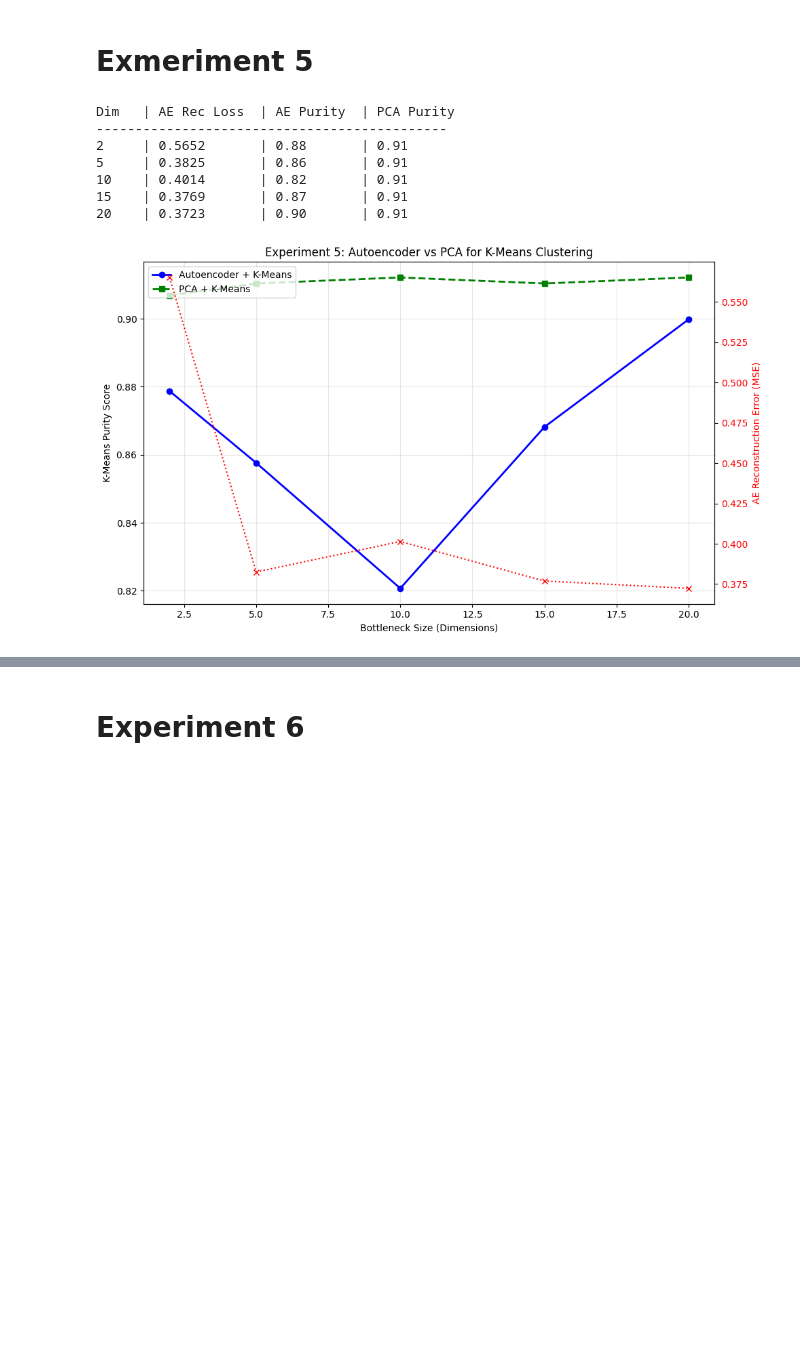
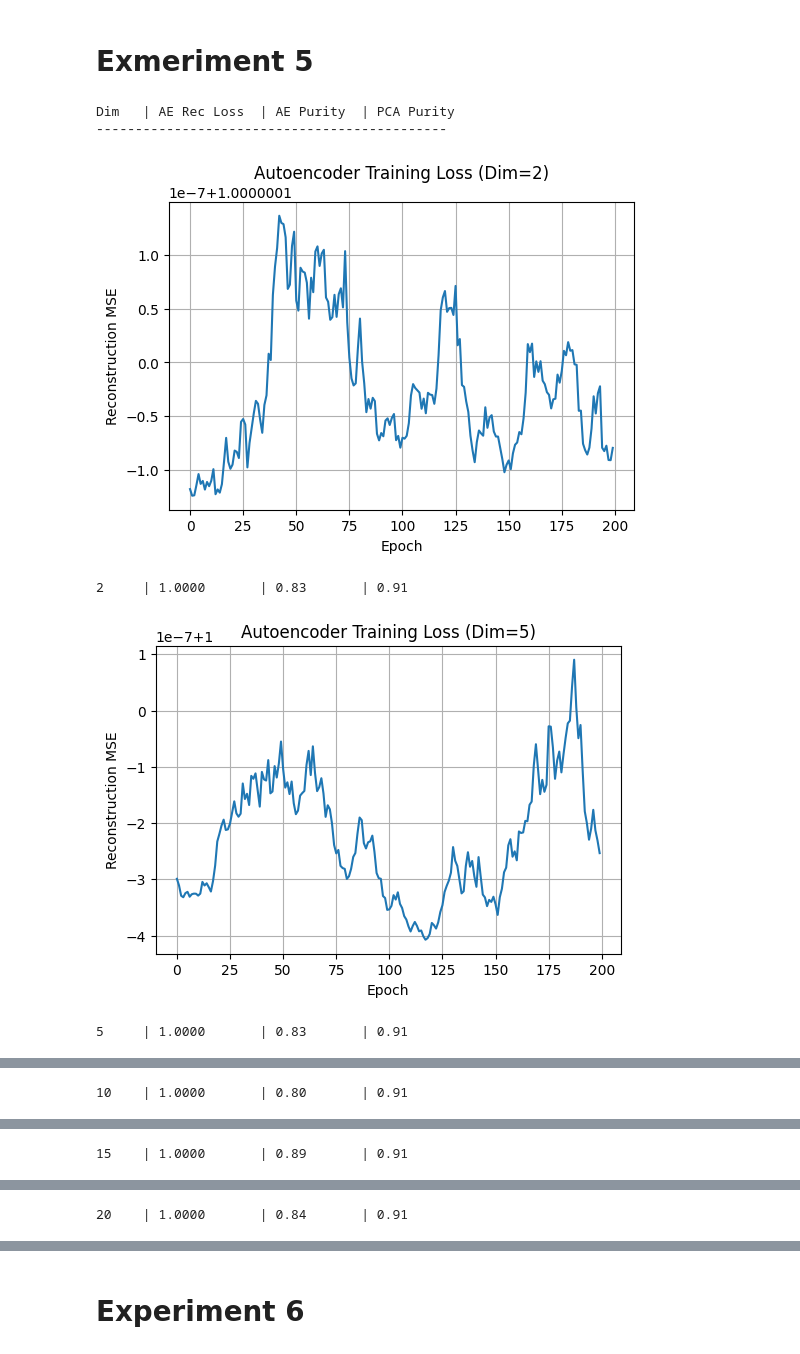
Before and after one commit to RoberRamzy/Dimensionality-Reduction-and-Clustering-Algorithms, a Jupyter notebook: project.ipynb, the cells around one changed output, grey strips where cells are left out. Cells and saved outputs as stored; diff of their text form; code cells hidden in the pictures; blank space fills up the shorter version.

```diff
--- a/project.ipynb
+++ b/project.ipynb
@@ -1490,6 +1490,13 @@ for dim in latent_dims:
         learning_rate=0.01,
     )
     ae.train(X_input, epochs=200, mini_batch_size=32)
+    plt.figure(figsize=(6, 4))
+    plt.plot(ae.loss_hist)
+    plt.title(f'Autoencoder Training Loss (Dim={dim})')
+    plt.xlabel('Epoch')
+    plt.ylabel('Reconstruction MSE')
+    plt.grid(True)
+    plt.show()
     X_latent_ae = ae.encode(X_input)
 
     # Record final reconstruction loss
@@ -1510,36 +1517,34 @@ for dim in latent_dims:
     p_pca = calculate_purity(y_true, km_pca.predict(X_latent_pca))
 
     ae_purities.append(p_ae)
     pca_purities.append(p_pca)
 
     print(f"{dim:<5} | {final_loss:<12.4f} | {p_ae:<10.2f} | {p_pca:<10.2f}")
 
 # --- Visualization ---
 fig, ax1 = plt.subplots(figsize=(10, 6))
 
 # Plot Purity Comparison
 ax1.set_xlabel('Bottleneck Size (Dimensions)')
 ax1.set_ylabel('K-Means Purity Score', color='black')
 ax1.plot(latent_dims, ae_purities, 'o-', label='Autoencoder + K-Means', color='blue', linewidth=2)
 ax1.plot(latent_dims, pca_purities, 's--', label='PCA + K-Means', color='green', linewidth=2)
 ax1.legend(loc='upper left')
 ax1.grid(True, alpha=0.3)
 
 # Plot Reconstruction Loss on secondary axis
 ax2 = ax1.twinx()
 ax2.set_ylabel('AE Reconstruction Error (MSE)', color='red')
 ax2.plot(latent_dims, ae_final_losses, 'x:', color='red', label='AE Loss')
 ax2.tick_params(axis='y', labelcolor='red')
 
 plt.title('Experiment 5: Autoencoder vs PCA for K-Means Clustering')
 fig.tight_layout()
 plt.show()
 # %% [output]
 Dim   | AE Rec Loss  | AE Purity  | PCA Purity
 ---------------------------------------------
-2     | 0.5652       | 0.88       | 0.91
-5     | 0.3825       | 0.86       | 0.91
-10    | 0.4014       | 0.82       | 0.91
-15    | 0.3769       | 0.87       | 0.91
-20    | 0.3723       | 0.90       | 0.91
-[figure, old version]
+[figure, new version]
+2     | 1.0000       | 0.83       | 0.91
+[figure, added]
+5     | 1.0000       | 0.83       | 0.91
@@ -1545,0 +1552 @@ Dim   | AE Rec Loss  | AE Purity  | PCA Purity
+10    | 1.0000       | 0.80       | 0.91
@@ -1545,0 +1554 @@ Dim   | AE Rec Loss  | AE Purity  | PCA Purity
+15    | 1.0000       | 0.89       | 0.91
@@ -1545,0 +1556 @@ Dim   | AE Rec Loss  | AE Purity  | PCA Purity
+20    | 1.0000       | 0.84       | 0.91
```
Also changed, not shown: parts of 4 cells of this notebook.
